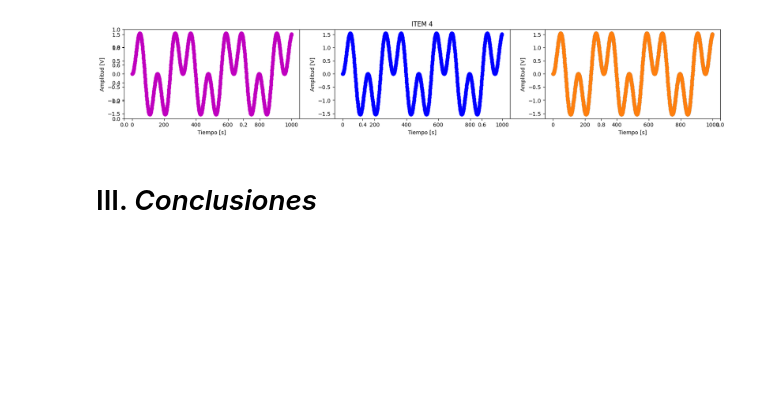
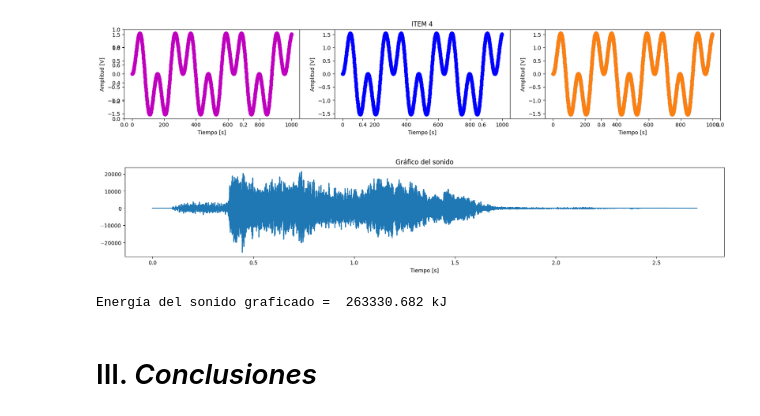
Before and after one commit to LolaPampin07/APS, a Jupyter notebook: TP1 sintesis de senales/_TS1-Síntesis de señales.ipynb, the cells around one changed output. Drawn from its saved outputs; the diff is of its cells as text; code cells hidden in the pictures; blank space fills up the shorter version.

Commit message:
bonus

```diff
--- a/TP1 sintesis de senales/_TS1-Síntesis de señales.ipynb
+++ b/TP1 sintesis de senales/_TS1-Síntesis de señales.ipynb
@@ -378,6 +397,28 @@ b=2*a
 ts1.mi_funcion_propTrigo(a,b) #llamo a la funcion y le paso 2 frecuencias en rad/s
 # %% [output]
 [figure]
+# %%
+import wave
+
+def mi_funcion_bonus():
+    spf = wave.open("sonido_tp.wav", "r")
+
+    # Leer archivo WAV
+    signal = spf.readframes(-1)
+    signal = np.frombuffer(signal, np.int16)
+    tt = np.linspace(start = 0, stop = 2.7, num = len(signal))
+
+    plt.figure()
+    plt.title("Gráfico del sonido")
+    plt.xlabel("Tiempo [s]")
+    plt.plot(tt, signal)
+    plt.show()
+    print("Energía del sonido graficado = ", np.sum(signal**2)/1000, "kJ")
+
+mi_funcion_bonus()
+# %% [output]
+[figure, added]
+Energía del sonido graficado =  263330.682 kJ
 # %% [markdown]
 # III. *Conclusiones*
 # %% [markdown]
```
Also changed, not shown: parts of 3 cells of this notebook, 3 other files.
